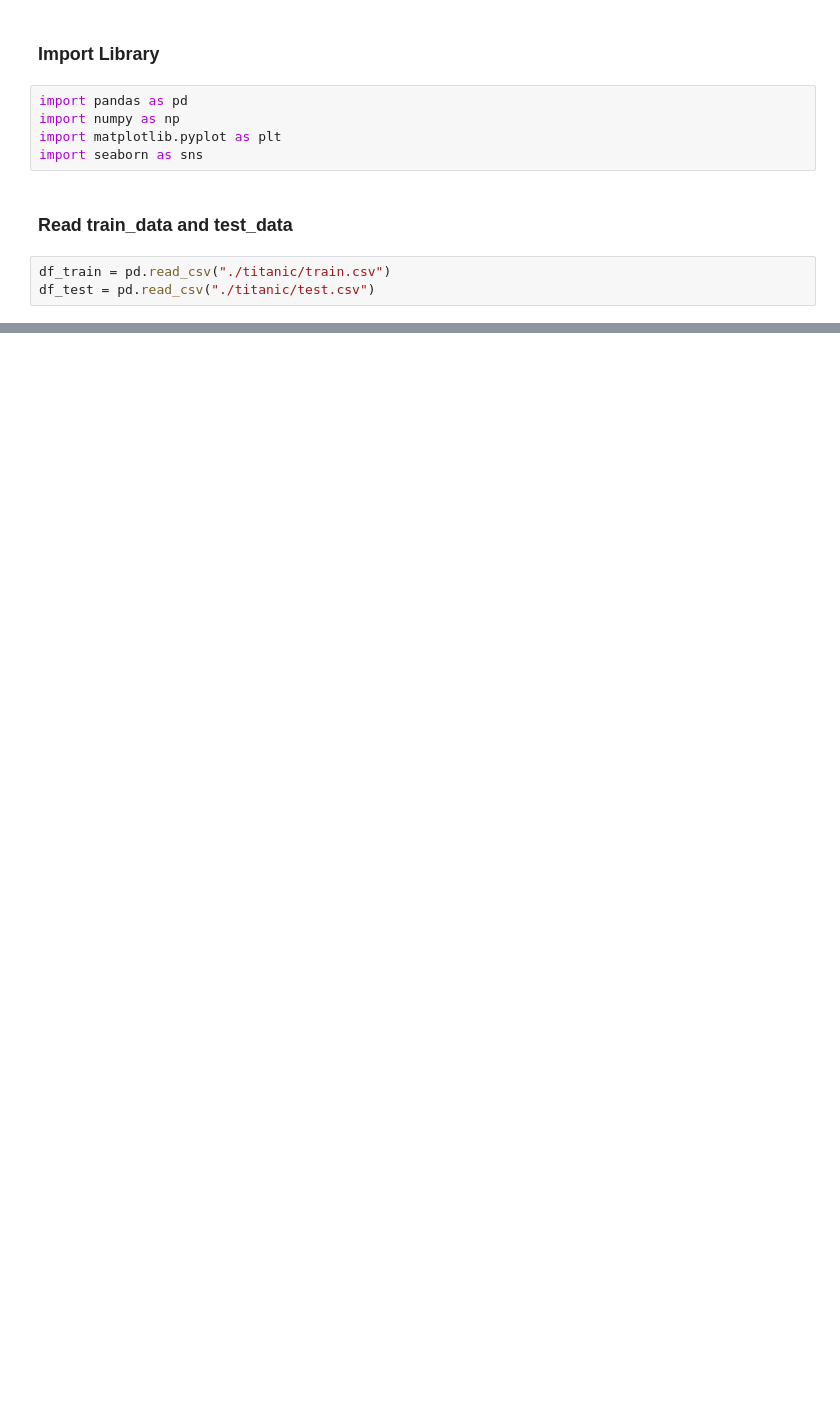
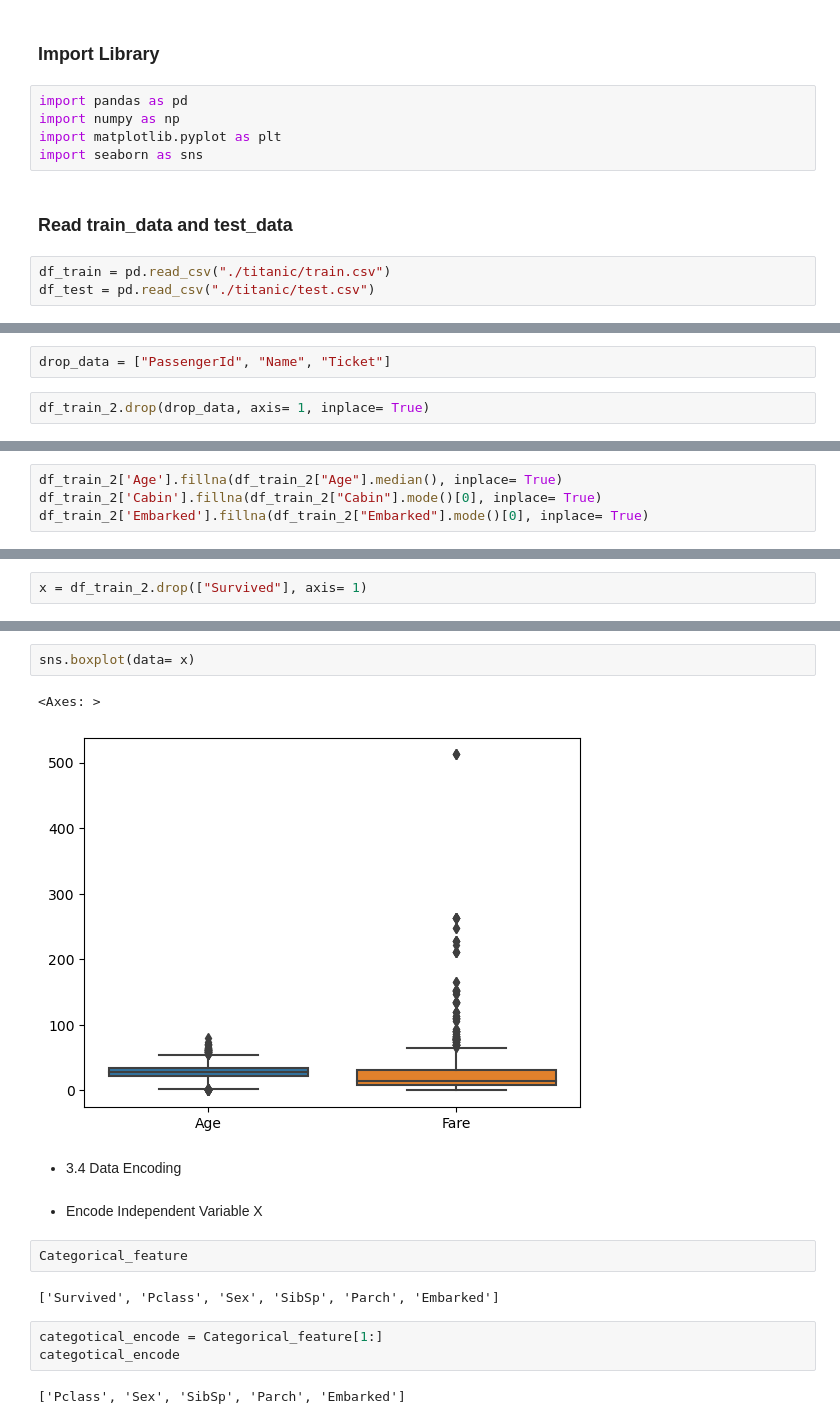
Before and after one commit to DoanDucThang0805/Starting-Data-Science, a Jupyter notebook: Titanic_project/titanic.ipynb, the cells around one changed output, grey strips where cells are left out. Saved outputs shown, nothing was run; the diff lists cells and outputs as text; blank space fills up the shorter version.

```diff
--- a/Titanic_project/titanic.ipynb
+++ b/Titanic_project/titanic.ipynb
@@ -34,0 +204,4 @@ df_test.head()
+# %%
+drop_data = ["PassengerId", "Name", "Ticket"]
+# %%
+df_train_2.drop(drop_data, axis= 1, inplace= True)
@@ -34,0 +229,4 @@ df_test.head()
+# %%
+df_train_2['Age'].fillna(df_train_2["Age"].median(), inplace= True)
+df_train_2['Cabin'].fillna(df_train_2["Cabin"].mode()[0], inplace= True)
+df_train_2['Embarked'].fillna(df_train_2["Embarked"].mode()[0], inplace= True)
@@ -34,0 +254,2 @@ df_test.head()
+# %%
+x = df_train_2.drop(["Survived"], axis= 1)
@@ -34,0 +274,18 @@ df_test.head()
+# %%
+sns.boxplot(data= x)
+# %% [output]
+<Axes: >
+[figure, added]
+# %% [markdown]
+* 3.4 Data Encoding
+# %% [markdown]
+* Encode Independent Variable X
+# %%
+Categorical_feature
+# %% [output]
+['Survived', 'Pclass', 'Sex', 'SibSp', 'Parch', 'Embarked']
+# %%
+categotical_encode = Categorical_feature[1:]
+categotical_encode
+# %% [output]
+['Pclass', 'Sex', 'SibSp', 'Parch', 'Embarked']
```
Also changed, not shown: parts of 36 cells of this notebook.
